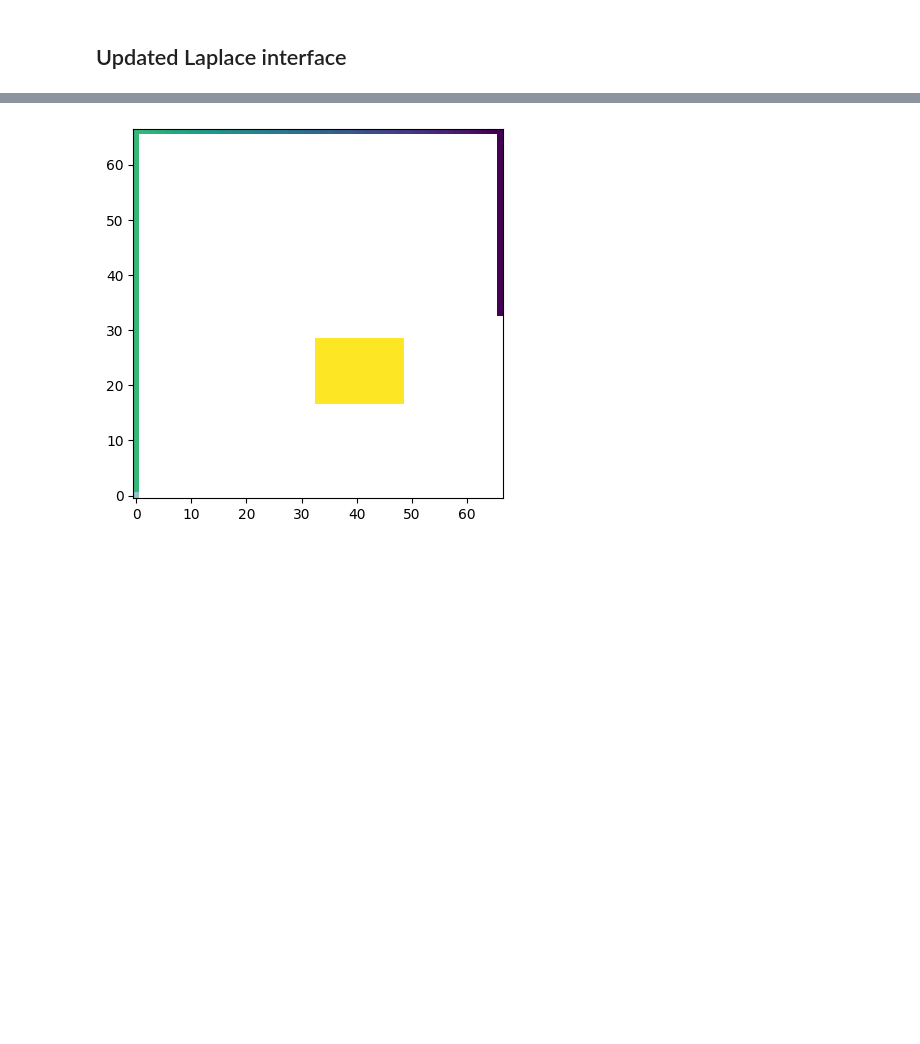
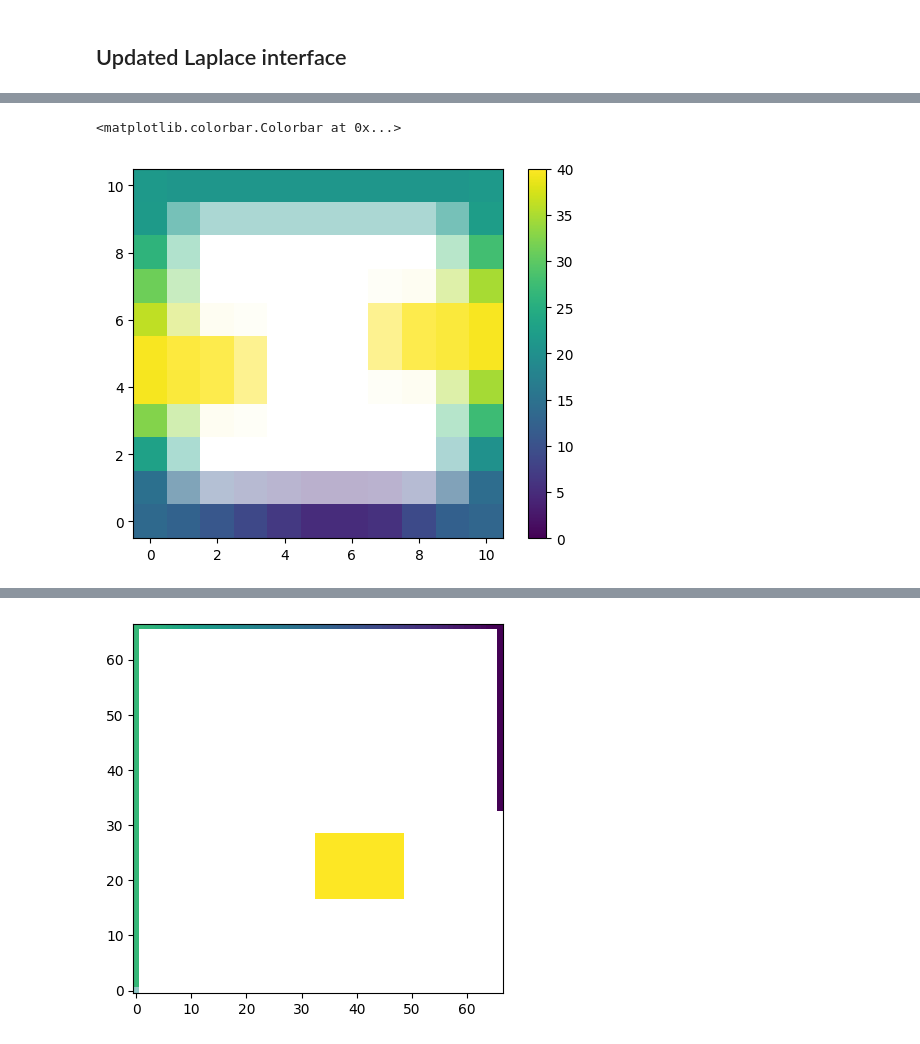
Before and after one commit to robert-wbe/Multigrid-seminar, a Jupyter notebook: test_2.ipynb, the cells around one changed output, grey strips where cells are left out. Saved outputs shown, nothing was run; the diff lists cells and outputs as text; code cells hidden in the pictures; blank space fills up the shorter version.

```diff
--- a/test_2.ipynb
+++ b/test_2.ipynb
@@ -35,0 +51,6 @@ bc.show()
+# %%
+coarse_bc.restrict().show()
+plt.colorbar()
+# %% [output]
+<matplotlib.colorbar.Colorbar at 0x...>
+[figure, added]
```
Also changed, not shown: parts of 9 cells of this notebook, 1 other file.
